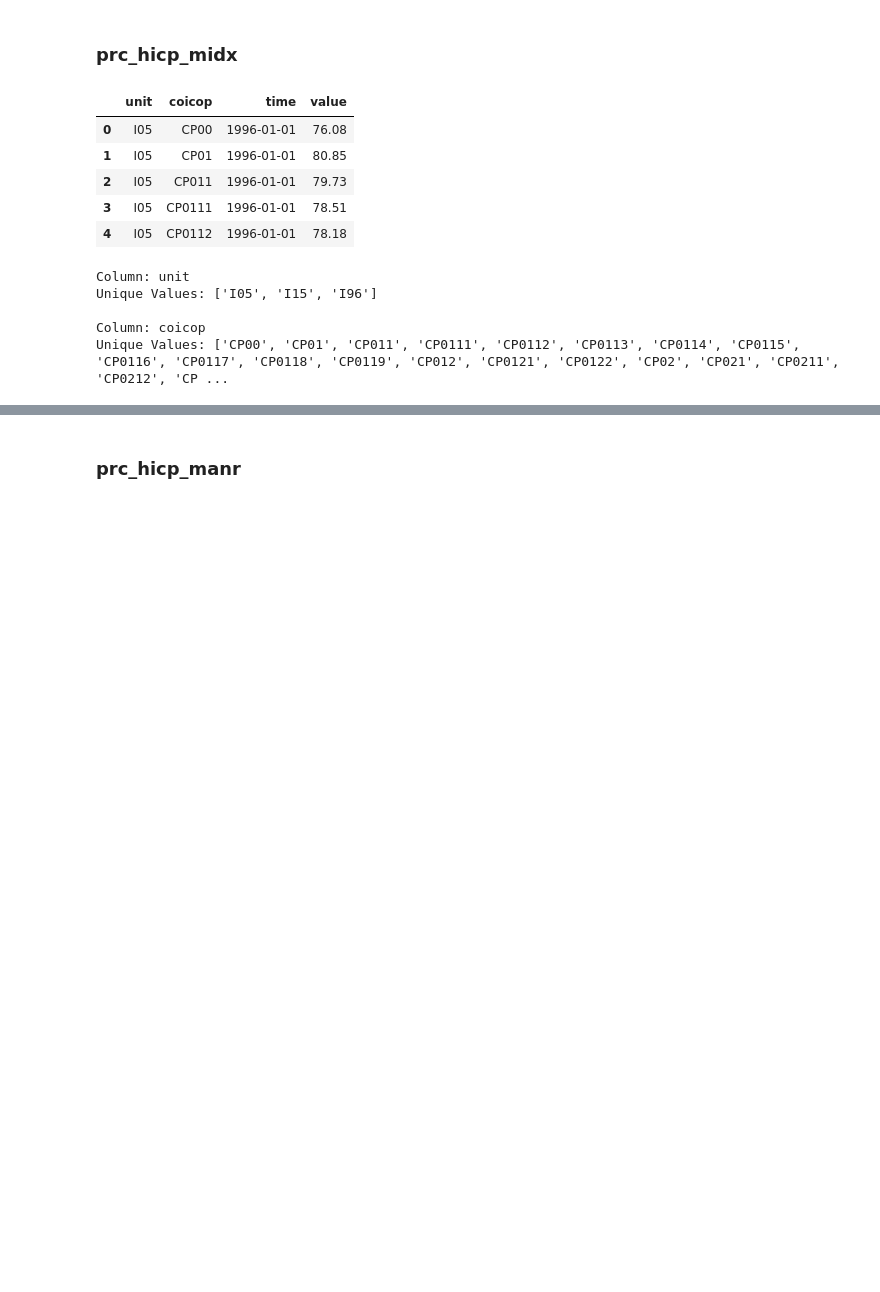
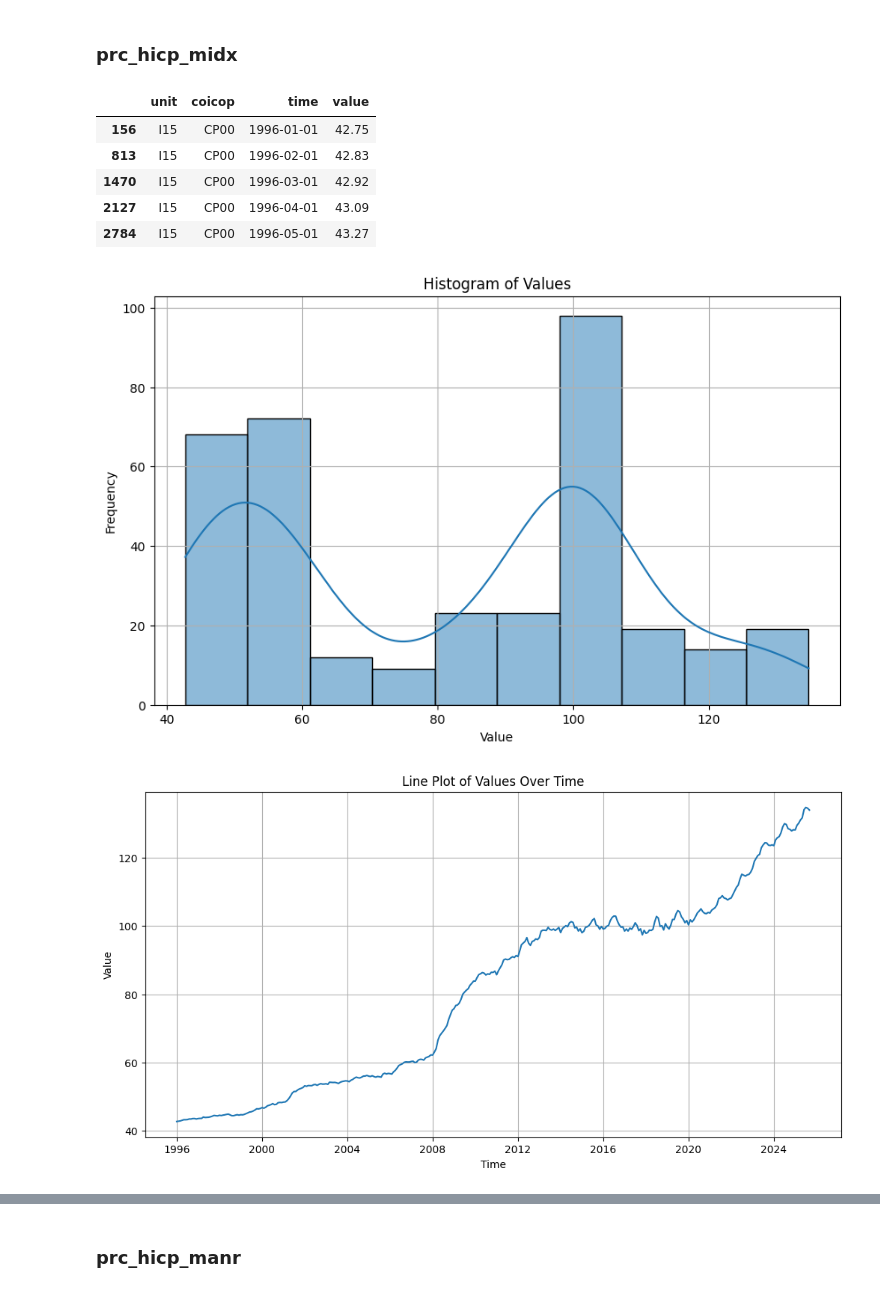
Before and after one commit to muffindud/iceland-data-analysis, a Jupyter notebook: main.ipynb, the cells around one changed output, grey strips where cells are left out. Saved outputs shown, nothing was run; the diff lists cells and outputs as text; code cells hidden in the pictures; blank space fills up the shorter version.

```diff
--- a/main.ipynb
+++ b/main.ipynb
@@ -317,26 +320,22 @@ Unique Values: ['CP_EUR_HAB', 'CP_MEUR']
 # %%
 prc_hicp_midx = get_dataframe("prc_hicp_midx")
 prc_hicp_midx = fix_dates(prc_hicp_midx)
 prc_hicp_midx = remove_empty_columns(prc_hicp_midx)
 prc_hicp_midx = melt_dataframe(prc_hicp_midx)
 prc_hicp_midx = drop_columns(prc_hicp_midx, ["freq"])
-prc_hicp_midx_unique_values = get_unique_values(prc_hicp_midx)
+prc_hicp_midx = filter_dataframe(prc_hicp_midx, {"unit": ["I15"], "coicop": ["CP00"]})
 
 display(prc_hicp_midx.head())
-
-for col, values in prc_hicp_midx_unique_values.items():
-    print(f"Column: {col}")
-    print(f"Unique Values: {values}")
-    print()
+make_histogram(prc_hicp_midx).show()
+make_line_plot(prc_hicp_midx).show()
+make_scatter_plot(prc_hicp_midx).show()
+make_box_plot(prc_hicp_midx).show()
 # %% [output]
 |  | unit | coicop | time | value |
-| 0 | I05 | CP00 | 1996-01-01 | 76.08 |
-| 1 | I05 | CP01 | 1996-01-01 | 80.85 |
-| 2 | I05 | CP011 | 1996-01-01 | 79.73 |
-| 3 | I05 | CP0111 | 1996-01-01 | 78.51 |
-| 4 | I05 | CP0112 | 1996-01-01 | 78.18 |
+| 156 | I15 | CP00 | 1996-01-01 | 42.75 |
+| 813 | I15 | CP00 | 1996-02-01 | 42.83 |
+| 1470 | I15 | CP00 | 1996-03-01 | 42.92 |
+| 2127 | I15 | CP00 | 1996-04-01 | 43.09 |
+| 2784 | I15 | CP00 | 1996-05-01 | 43.27 |
-Column: unit
-Unique Values: ['I05', 'I15', 'I96']
-
-Column: coicop
-Unique Values: ['CP00', 'CP01', 'CP011', 'CP0111', 'CP0112', 'CP0113', 'CP0114', 'CP0115', 'CP0116', 'CP0117', 'CP0118', 'CP0119', 'CP012', 'CP0121', 'CP0122', 'CP02', 'CP021', 'CP0211', 'CP0212', 'CP ...
+[figure, added]
+[figure, added]
```
Also changed, not shown: parts of 6 cells of this notebook.
